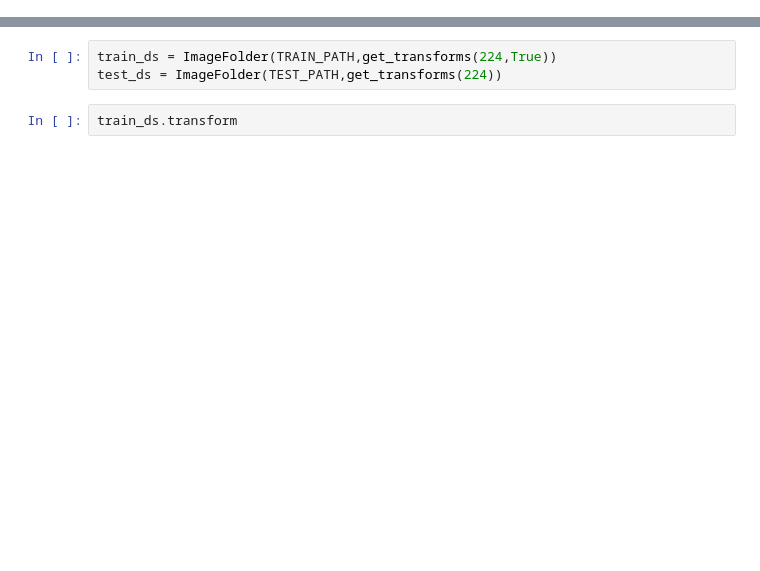
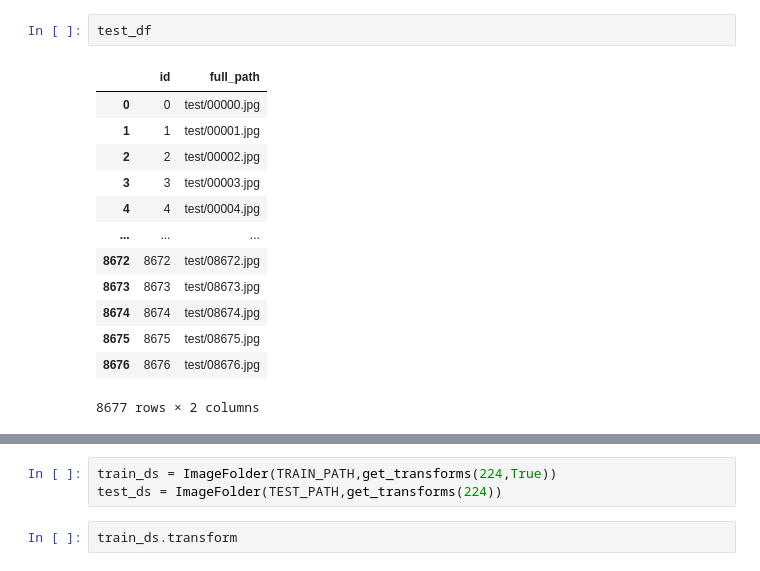
Before and after one commit to abdubakr77/FaceAge-Classifier, a Jupyter notebook: Face Age Classifier.ipynb, the cells around one changed output, grey strips where cells are left out. Drawn from its saved outputs; the diff is of its cells as text; blank space fills up the shorter version.

```diff
--- a/Face Age Classifier.ipynb
+++ b/Face Age Classifier.ipynb
@@ -65,0 +87,16 @@ df
+# %%
+test_df
+# %% [output]
+|  | id | full_path |
+| 0 | 0 | test/00000.jpg |
+| 1 | 1 | test/00001.jpg |
+| 2 | 2 | test/00002.jpg |
+| 3 | 3 | test/00003.jpg |
+| 4 | 4 | test/00004.jpg |
+| ... | ... | ... |
+| 8672 | 8672 | test/08672.jpg |
+| 8673 | 8673 | test/08673.jpg |
+| 8674 | 8674 | test/08674.jpg |
+| 8675 | 8675 | test/08675.jpg |
+| 8676 | 8676 | test/08676.jpg |
+8677 rows × 2 columns
```
Also changed, not shown: parts of 14 cells of this notebook.
